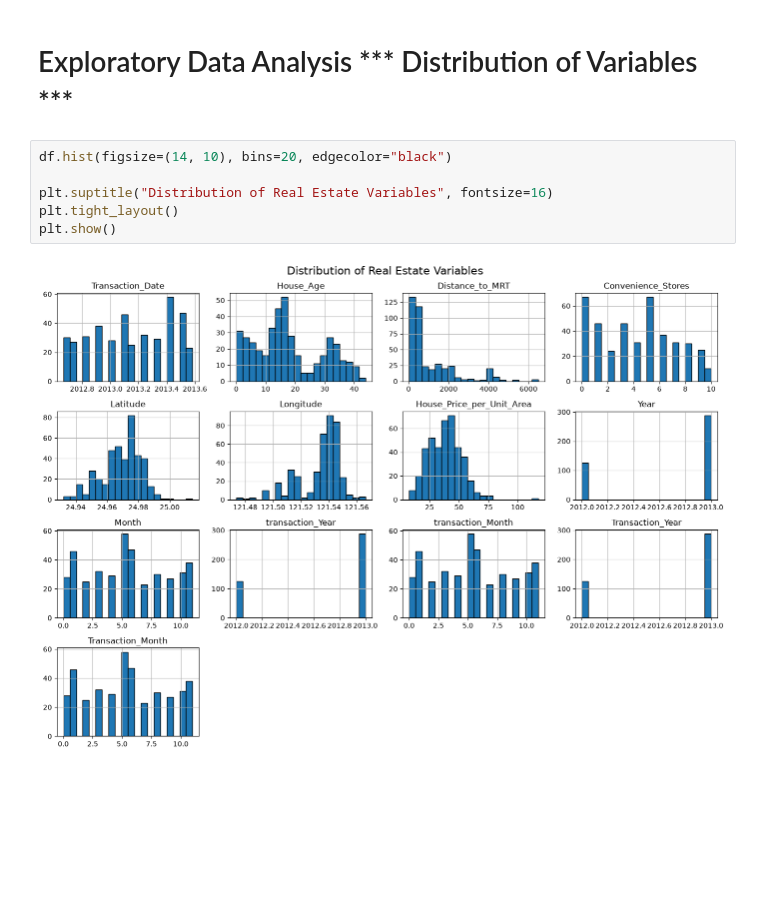
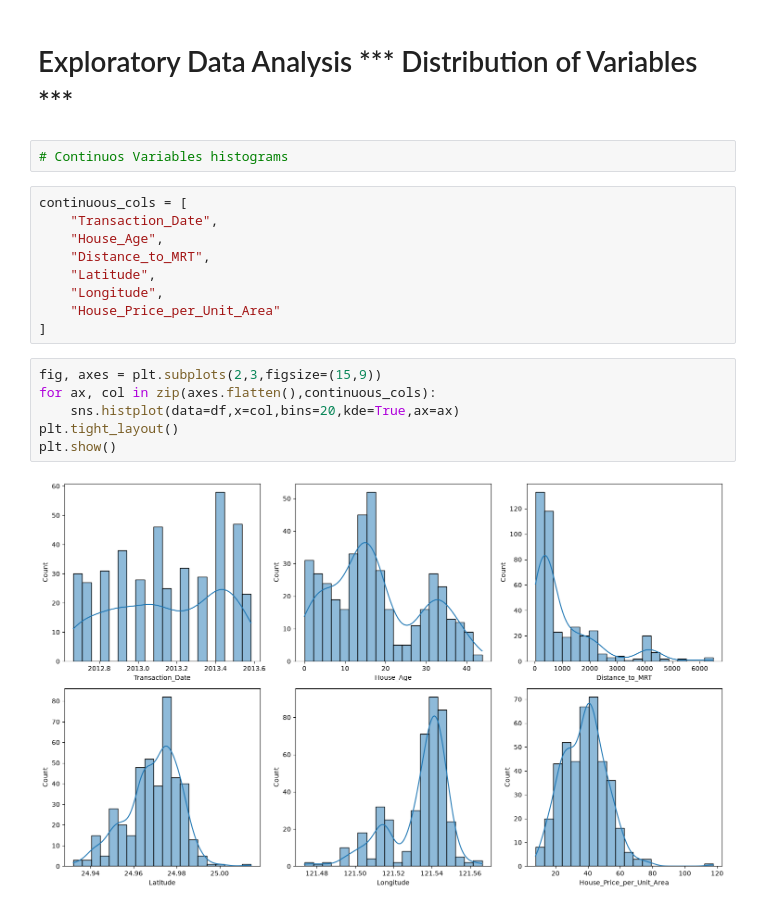
Before and after one commit to sba25049-boop/ML-CA1_sba25049_1126, a Jupyter notebook: Mariana_Garcia_sba25049_CA1.ipynb, the cells around one changed output. Cells and saved outputs as stored; diff of their text form; blank space fills up the shorter version.

Commit message:
Distribution of Variables

```diff
--- a/Mariana_Garcia_sba25049_CA1.ipynb
+++ b/Mariana_Garcia_sba25049_CA1.ipynb
@@ -246,11 +244,22 @@ After preprocessing, the dataset contains 414 observations and 7 columns, includ
 # EDA
 # %% [markdown]
 # Exploratory Data Analysis *** Distribution of Variables ***
-# %%
-df.hist(figsize=(14, 10), bins=20, edgecolor="black")
-
-plt.suptitle("Distribution of Real Estate Variables", fontsize=16)
-plt.tight_layout()
-plt.show()
-# %% [output]
-[figure, removed]
+# %%
+# Continuos Variables histograms
+# %%
+continuous_cols = [
+    "Transaction_Date",
+    "House_Age",
+    "Distance_to_MRT",
+    "Latitude",
+    "Longitude",
+    "House_Price_per_Unit_Area"
+]
+# %%
+fig, axes = plt.subplots(2,3,figsize=(15,9))
+for ax, col in zip(axes.flatten(),continuous_cols):
+    sns.histplot(data=df,x=col,bins=20,kde=True,ax=ax)
+plt.tight_layout()
+plt.show()
+# %% [output]
+[figure, added]
```
Also changed, not shown: parts of 6 cells of this notebook.
